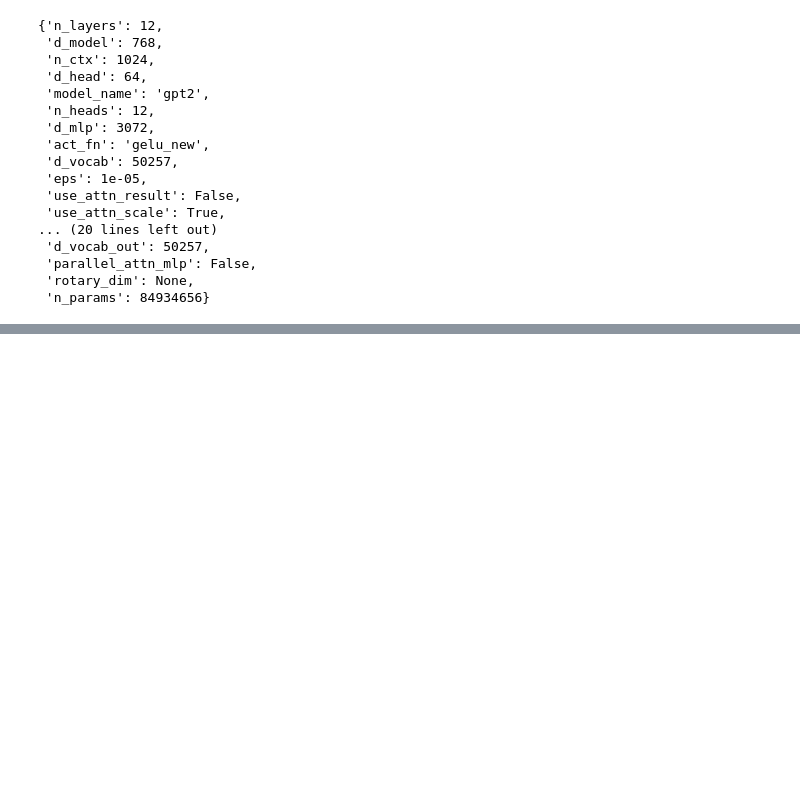
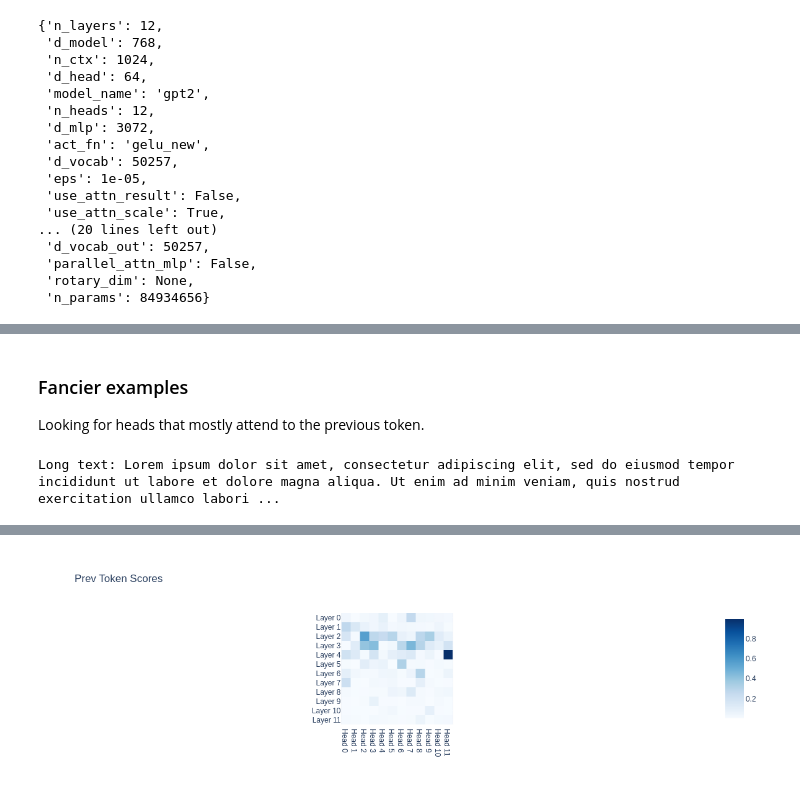
Before and after one commit to poppingtonic/transformer-visualization, a Jupyter notebook: Language-Model-Interpretability-With-EasyTransformer.ipynb, the cells around one changed output, grey strips where cells are left out. Drawn from its saved outputs; the diff is of its cells as text; code cells hidden in the pictures; blank space fills up the shorter version.

```diff
--- a/Language-Model-Interpretability-With-EasyTransformer.ipynb
+++ b/Language-Model-Interpretability-With-EasyTransformer.ipynb
@@ -267,0 +602,15 @@ Reference: Hyperparameters for the model
+# %%
+for animal in animal_texts:
+    print(model.to_str_tokens(animal))
+    # use partial to give the hook access to the relevant text
+    model.run_with_hooks(
+        animal,
+        fwd_hooks=[
+            (f"blocks.{layer}.mlp.hook_post", partial(best_act_hook, text=animal))
+        ],
+    )
+print()
+print(
+    "Maximally activating dataset example:",
+    model.hook_dict[f"blocks.{layer}.mlp.hook_post"].ctx["text"]
+)
@@ -267,0 +634,32 @@ Reference: Hyperparameters for the model
+# %% [markdown]
+### Fancier examples
+Looking for heads that mostly attend to the previous token.
+# %%
+long_text = "Lorem ipsum dolor sit amet, consectetur adipiscing elit, sed do eiusmod tempor incididunt ut labore et dolore magna aliqua. Ut enim ad minim veniam, quis nostrud exercitation ullamco laboris nisi ut aliquip ex ea commodo consequat. Duis aute irure dolor in reprehenderit in voluptate velit esse cillum dolore eu fugiat nulla pariatur. Excepteur sint occaecat cupidatat non proident, sunt in culpa qui officia deserunt mollit anim id est laborum."
+print("Long text:", long_text)
+# %% [output]
+Long text: Lorem ipsum dolor sit amet, consectetur adipiscing elit, sed do eiusmod tempor incididunt ut labore et dolore magna aliqua. Ut enim ad minim veniam, quis nostrud exercitation ullamco labori ...
+# %%
+# First, cache attention patterns
+attn_cache = {}
+
+def cache_attn(attn, hook):
+    attn_cache[hook.name] = attn
+
+logits = model.run_with_hooks(long_text, fwd_hooks=[(filter_hook_attn, cache_attn)])
+# %%
+# We then go through the cache and find the average attention paid to previous tokens
+prev_token_scores = np.zeros((model.cfg.n_layers, model.cfg.n_heads))
+for layer in range(model.cfg.n_layers):
+    for head in range(model.cfg.n_heads):
+        attn = attn_cache[f"blocks.{layer}.attn.hook_attn"][0, head]
+        prev_token_scores[layer, head] = attn.diag(-1).mean().item()
+# %%
+px.imshow(
+    prev_token_scores,
+    x=[f"Head {hi}" for hi in range(model.cfg.n_heads)],
+    y=[f"Layer {i}" for i in range(model.cfg.n_layers)],
+    title="Prev Token Scores",
+    color_continuous_scale="Blues",
+)
+# %% [output]
@@ -267,0 +667 @@ Reference: Hyperparameters for the model
+[figure, added]
```
Also changed, not shown: parts of 61 cells of this notebook.
